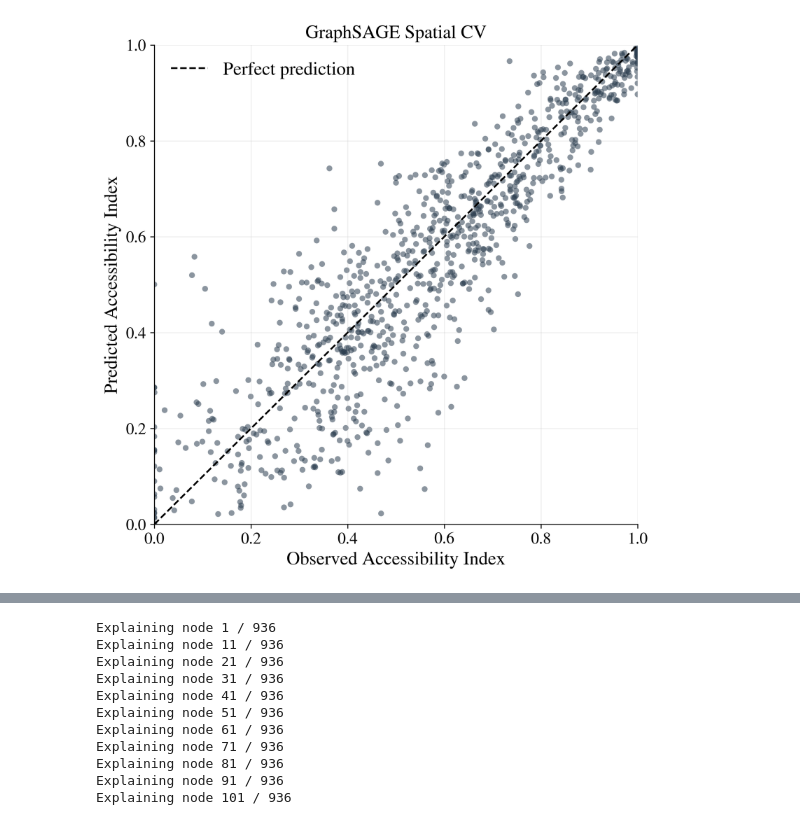
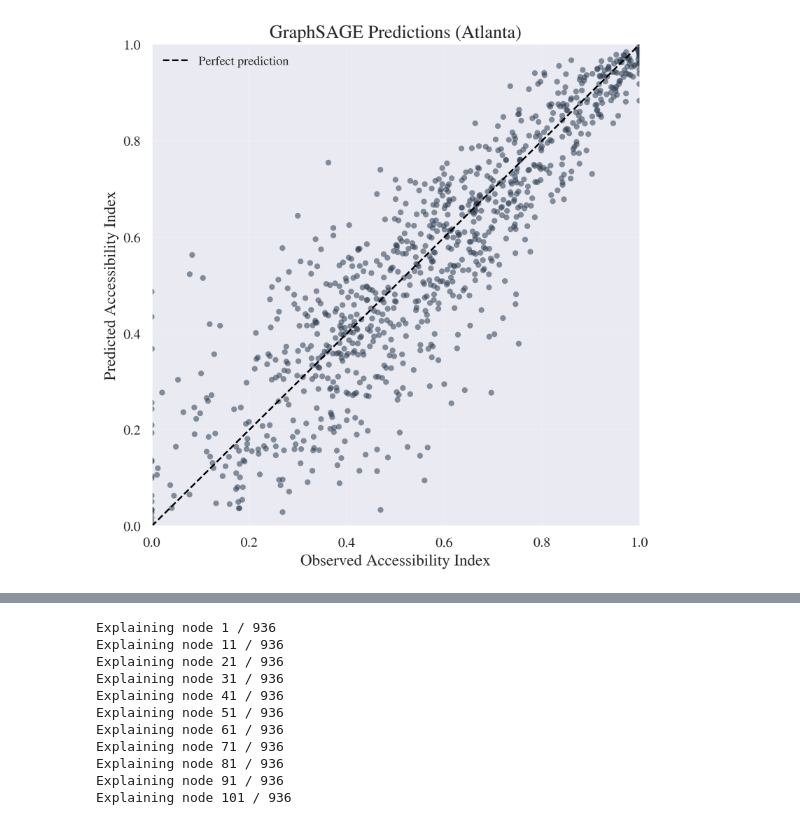
Before and after one commit to BeaudeRooij/thesis, a Jupyter notebook: notebooks/04_GraphSAGE_model.ipynb, the cells around one changed output, grey strips where cells are left out. Saved outputs shown, nothing was run; the diff lists cells and outputs as text; code cells hidden in the pictures.

```diff
--- a/notebooks/04_GraphSAGE_model.ipynb
+++ b/notebooks/04_GraphSAGE_model.ipynb
@@ -57,13 +72,0 @@ from torch_geometric.nn import SAGEConv
-# %%
-STATE = "13"
-COUNTIES = ["121", "089", "067", "135"]
-RANDOM_STATE = 42
-N_CLUSTERS = 5
-
-X_df = pd.read_parquet(
-    "../data/processed_predictors/atlanta_2023_predictor_dataset.parquet"
-)
-
-y_df = pd.read_parquet(
-    "../data/processed_job_accessibility/accessibility_state-GA_counties-121-089-067-135_year-2023_thresholds-15-30-45-60.parquet"
-)
@@ -213,8 +266,7 @@ feature_cols = [c for c in gdf.columns if c not in drop_cols]
 
 X_np = gdf[feature_cols].replace([np.inf, -np.inf], np.nan).fillna(0).values
 
-scaler = StandardScaler()
-X_np = scaler.fit_transform(X_np)
+X_np = StandardScaler().fit_transform(X_np)
 
 X = torch.tensor(X_np, dtype=torch.float)
 y = torch.tensor(gdf["access_index"].values, dtype=torch.float)
@@ -358,27 +410,7 @@ r2      0.604292
 dtype: float64
 # %%
-import matplotlib.pyplot as plt
-import pandas as pd
-
-predictions_df = pd.concat(all_predictions, ignore_index=True)
-
-plt.rcParams.update({
-    "font.family": "STIXGeneral",
-    "mathtext.fontset": "stix",
-    "font.size": 16,
-    "axes.titlesize": 16,
-    "axes.labelsize": 16,
-    "xtick.labelsize": 14,
-    "ytick.labelsize": 14,
-    "axes.spines.top": False,
-    "axes.spines.right": False,
-    "axes.grid": True,
-    "grid.alpha": 0.2
-})
-
 fig, ax = plt.subplots(figsize=(7, 7), dpi=300)
 
-# Scatter points
 ax.scatter(
     predictions_df["actual"],
     predictions_df["predicted"],
@@ -388,35 +420,34 @@ ax.scatter(
     edgecolors="none"
 )
 
-# 1:1 reference line
 min_val = min(
     predictions_df["actual"].min(),
     predictions_df["predicted"].min()
 )
 max_val = max(
     predictions_df["actual"].max(),
     predictions_df["predicted"].max()
 )
 
 ax.plot(
     [min_val, max_val],
     [min_val, max_val],
     "--",
     color="black",
     linewidth=1.5,
     label="Perfect prediction"
 )
 
 ax.set_xlim(min_val, max_val)
 ax.set_ylim(min_val, max_val)
 
 ax.set_xlabel("Observed Accessibility Index")
 ax.set_ylabel("Predicted Accessibility Index")
-ax.set_title("GraphSAGE Spatial CV")
+ax.set_title("GraphSAGE Predictions (Atlanta)")
 
 ax.legend(frameon=False)
 
 plt.tight_layout()
 plt.show()
 # %% [output]
-[figure, old version]
+[figure, new version]
```
Also changed, not shown: parts of 47 cells of this notebook, 3 other files.
